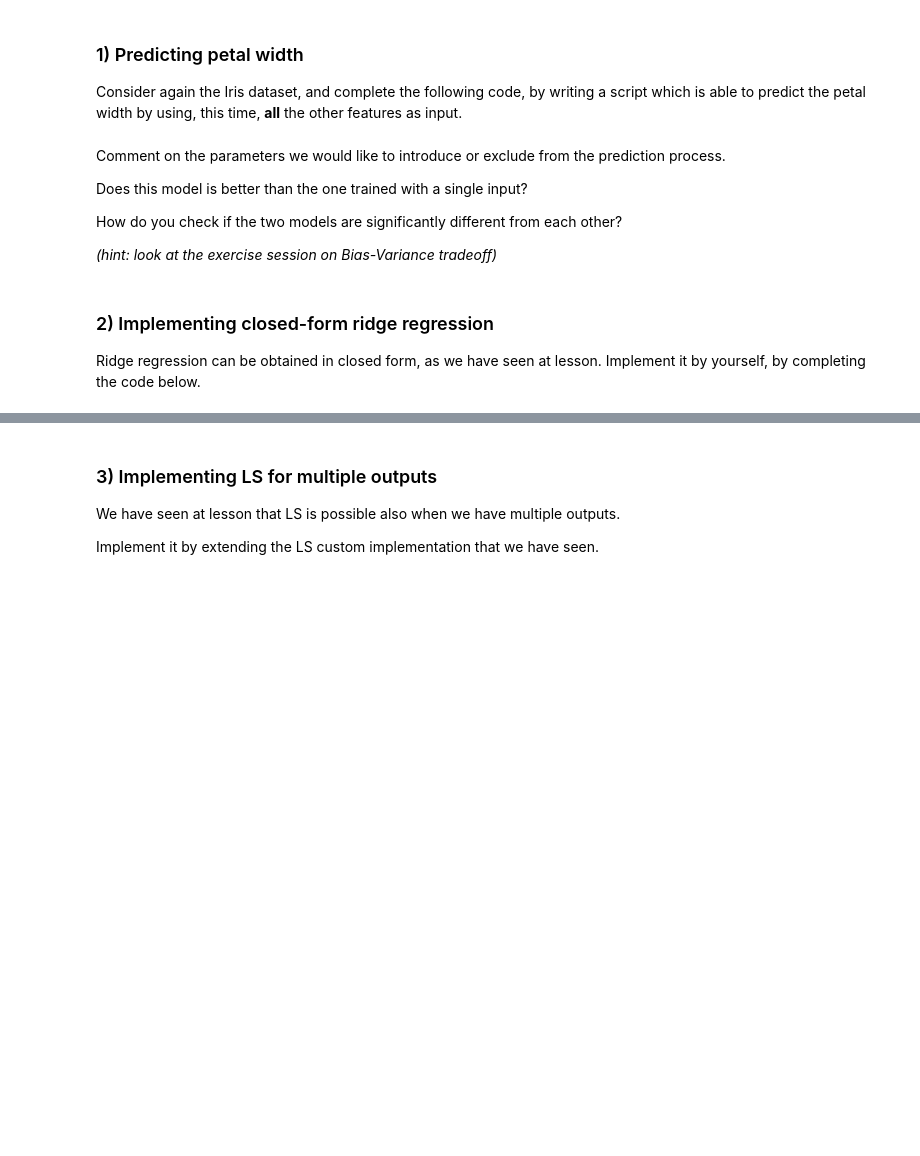
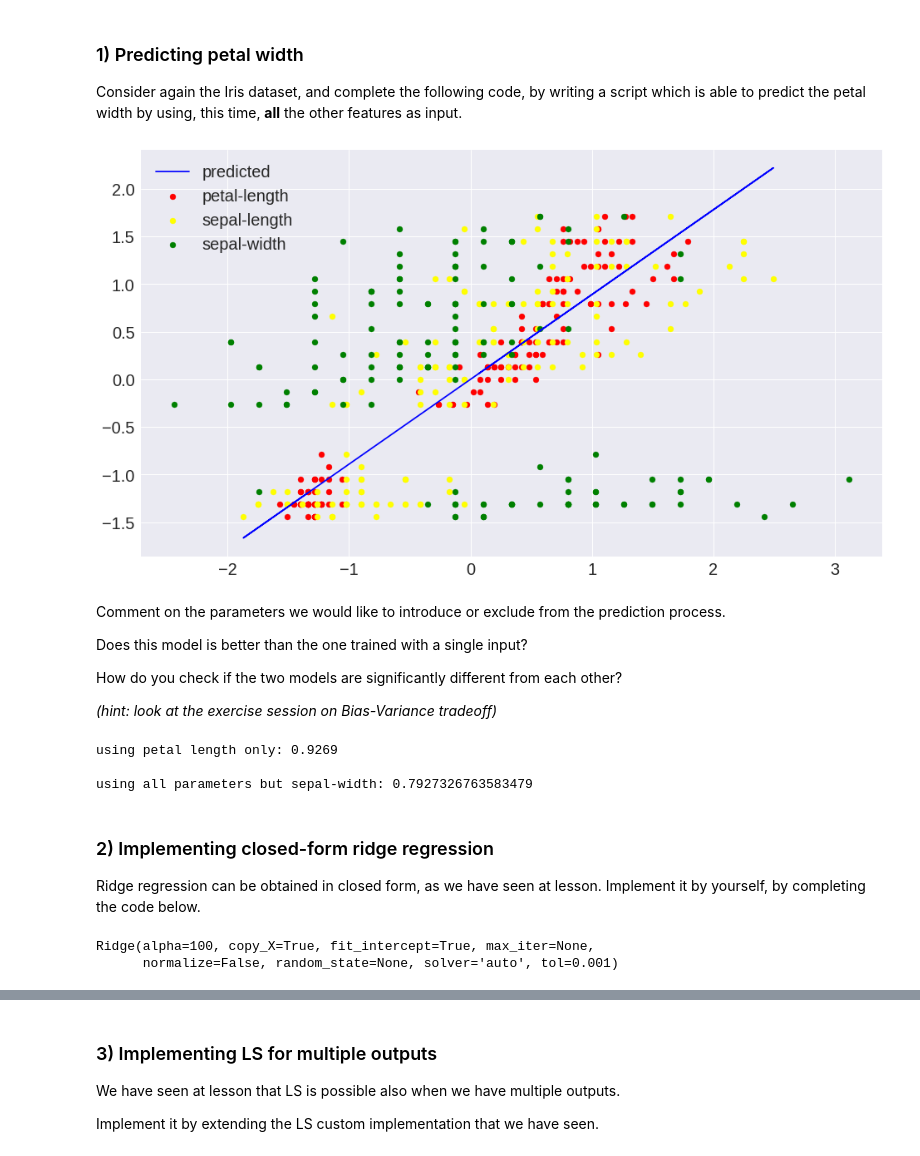
Before and after one commit to AlessandroPolidori/ML_notebook, a Jupyter notebook: Linear_Regression_notebook.ipynb, the cells around one changed output, grey strips where cells are left out. Saved outputs shown, nothing was run; the diff lists cells and outputs as text; code cells hidden in the pictures; blank space fills up the shorter version.

```diff
--- a/Linear_Regression_notebook.ipynb
+++ b/Linear_Regression_notebook.ipynb
@@ -292,3 +347,52 @@ y = zscore(dataset['petal-width'].values)
+# %%
+url = "https://archive.ics.uci.edu/ml/machine-learning-databases/iris/iris.data"
+names = ['sepal-length', 'sepal-width', 'petal-length', 'petal-width', 'class']
+dataset = pd.read_csv(url, names=names)
+
+# Get input and output
+#x = ### WRITE YOUR CODE HERE ###
+x1 = zscore(dataset['petal-length'].values).reshape(-1, 1) # we reshape our feature column as a (n_sample, n_features) matrix
+x2 = zscore(dataset['sepal-length'].values).reshape(-1, 1)
+x3 = zscore(dataset['sepal-width'].values).reshape(-1, 1)
+
+#x = np. concatenate([x1,x2,x3])
+x_noSw = np. concatenate([x1,x2])
+y = zscore(dataset['petal-width'].values)
+#Y = np. concatenate([y,y,y])
+Y_noSw = np. concatenate([y,y])
+
+### Fitting model #####
+lin_model = linear_model.LinearRegression()
+lin_model.fit(x_noSw, Y_noSw)
+
+### PLOTTING ######
+
+with plt.style.context('seaborn'): # use your favorite style, if you don't like the standard one
+  plt.figure(figsize=(16,9))
+  plt.scatter(x1, y, label='petal-length', color='red')
+  plt.scatter(x2, y, label='sepal-length', color='yellow')
+  plt.scatter(x3, y, label='sepal-width', color='green')
+
+  w1 = lin_model.coef_ # weights of the model are stored here
+  w0 = lin_model.intercept_ # and here it is the intercept
+
+  # Compute the y component of the regression line
+
+  y_pred = lin_model.predict(x_noSw)
+  #y_pred = [w1 * sample + w0 for sample in x.flatten()]
+  # (we used a list comprehension here, have a look to the python tutorial
+  #  if you don't know what it is!)
+
+  plt.plot(x_noSw, y_pred, label='predicted', color='blue')
+
+  # enlarging fonts
+  plt.legend(prop={'size': 20})
+  plt.xticks(fontsize=20)
+  plt.yticks(fontsize=20)
+
+  plt.show()
+# %% [output]
+[figure, added]
 # %% [markdown]
 Comment on the parameters we would like to introduce or exclude from the prediction process.
 
@@ -297,6 +401,14 @@ Does this model is better than the one trained with a single input?
 How do you check if the two models are significantly different from each other?
 
 *(hint: look at the exercise session on Bias-Variance tradeoff)*
+# %%
+print('using petal length only: 0.9269\n' )
+#print('using all parameters:',r2_score(Y, y_pred),'\n' )
+print('using all parameters but sepal-width:',r2_score(Y_noSw, y_pred),'\n' )
+# %% [output]
+using petal length only: 0.9269
+
+using all parameters but sepal-width: 0.7927326763583479
 # %% [markdown]
 ### 2) Implementing closed-form ridge regression
 Ridge regression can be obtained in closed form, as we have seen at lesson. Implement it by yourself, by completing the code below.
@@ -306,9 +418,12 @@ ridge_model = linear_model.Ridge(alpha=alpha)
 ridge_model.fit(x, y)
 
 
-w = ### WRITE YOUR CODE HERE ###
+#w = ### WRITE YOUR CODE HERE ###
 
 # Compare your solution it with the scikit-learn one!
-assert np.isclose(w, ridge_model.coef_), 'Something wrong!, try again...'
+#assert np.isclose(w, ridge_model.coef_), 'Something wrong!, try again...'
+# %% [output]
+Ridge(alpha=100, copy_X=True, fit_intercept=True, max_iter=None,
+      normalize=False, random_state=None, solver='auto', tol=0.001)
 # %%
 ### Solution - TO BE REMOVED
```
Also changed, not shown: parts of 25 cells of this notebook.
